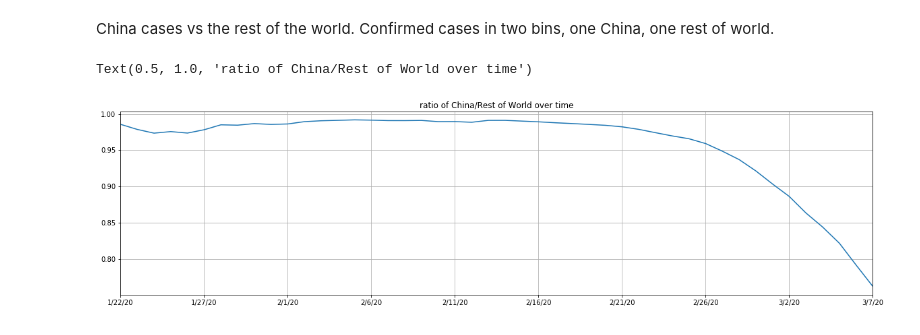
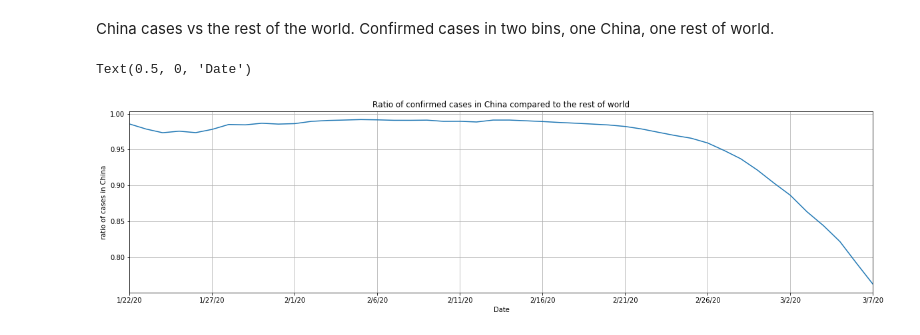
Before and after one commit to JeanRintoul/Covid-19, a Jupyter notebook: Covid.ipynb, the cells around one changed output. Drawn from its saved outputs; the diff is of its cells as text; code cells hidden in the pictures.

```diff
--- a/Covid.ipynb
+++ b/Covid.ipynb
@@ -82,14 +97,14 @@ Confirmed cases in two bins, one China, one rest of world.
 # %%
 df = confirmed.copy()
 df['everywhere_else'] = df.drop(['Mainland China'],axis=1).sum(axis=1)
 df['china']           = confirmed['Mainland China']
 df['ratios']          = df['china']/(df['everywhere_else']+df['china'])
 # print (df['ratios'])
 fig, (ax1) = plt.subplots(1,figsize=(20, 5))
 df['ratios'].plot(ax=ax1, grid='on')
-ax1.set_title('ratio of China/Rest of World over time')
-#ax1.set_ylabel('confirmed cases')
-#ax1.set_ylabel('ratio')
+ax1.set_title('Ratio of confirmed cases in China compared to the rest of world')
+ax1.set_ylabel('ratio of cases in China')
+ax1.set_xlabel('Date')
 # %% [output]
-Text(0.5, 1.0, 'ratio of China/Rest of World over time')
+Text(0.5, 0, 'Date')
-[figure, old version]
+[figure, new version]
```
Also changed, not shown: parts of 2 cells of this notebook.
